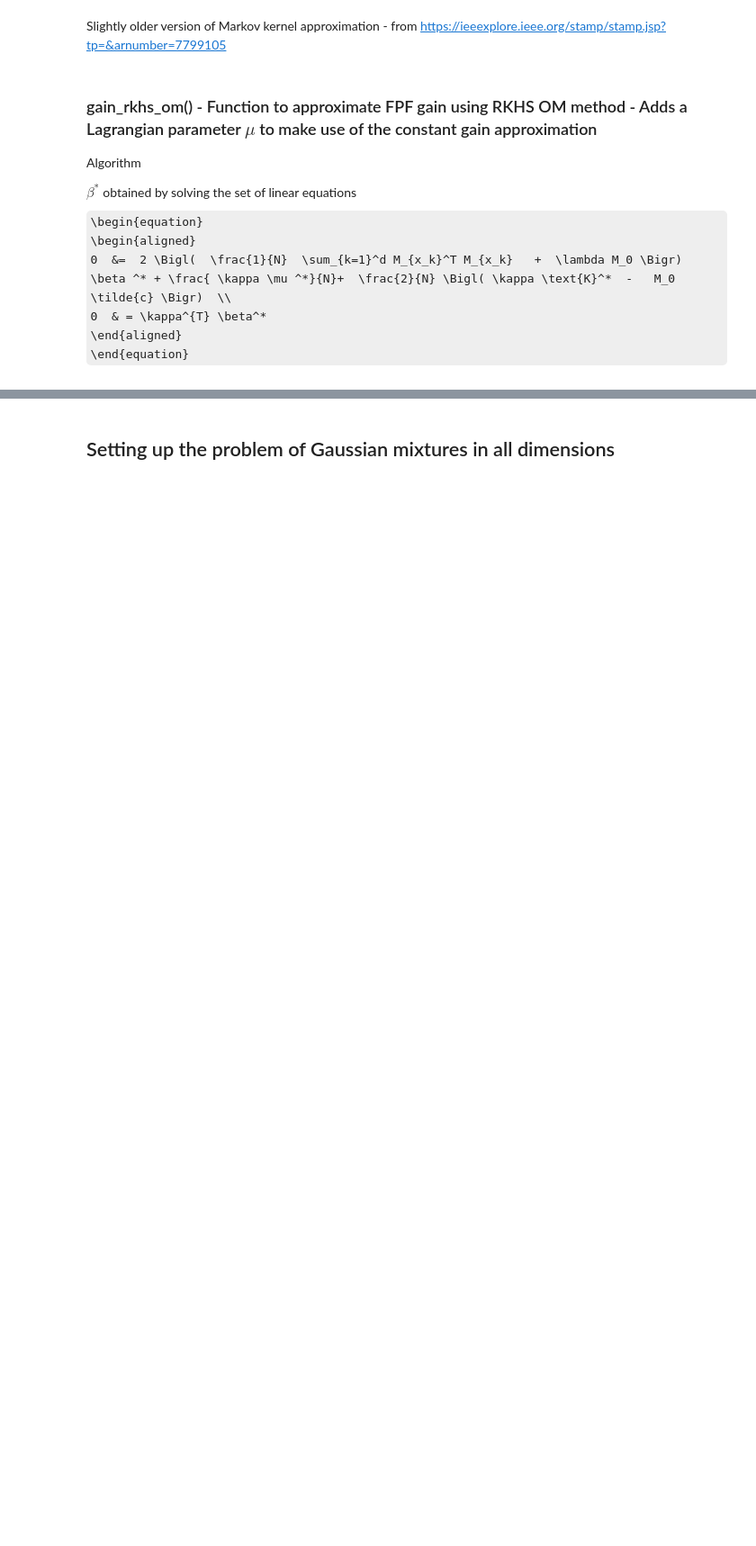
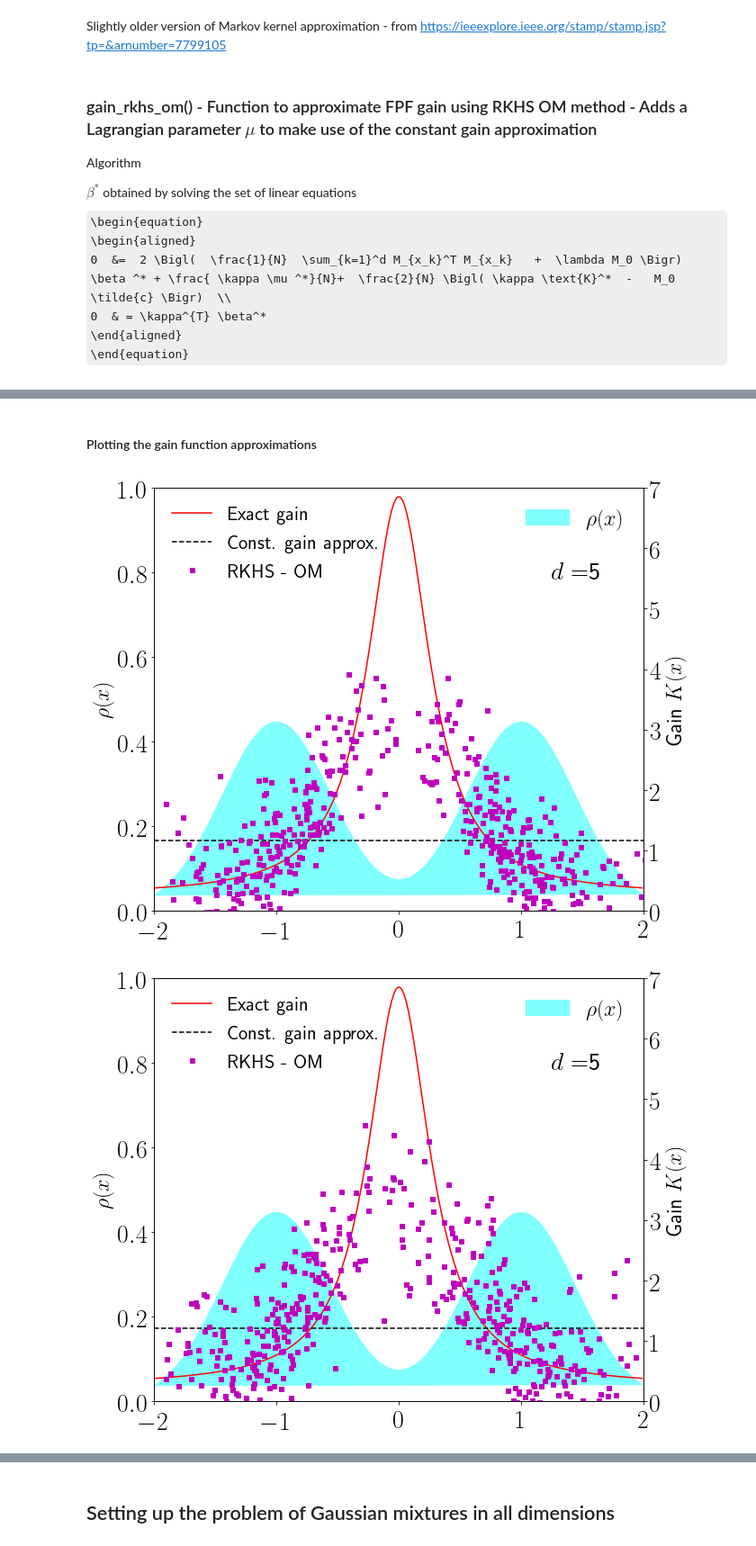
Before and after one commit to a4anandr/FPF-code, a Jupyter notebook: Python Code/FPF_main.ipynb, the cells around one changed output, grey strips where cells are left out. Shown at 90% size. Drawn from its saved outputs; the diff is of its cells as text; code cells hidden in the pictures; some formulas as TeX source; blank space fills up the shorter version.

```diff
--- a/Python Code/FPF_main.ipynb
+++ b/Python Code/FPF_main.ipynb
@@ -26,7 +27,8 @@ from IPython.display import clear_output
 # %% [markdown]
 ### get_samples() - Function to generate samples from a multi-dimensional 1d- Gaussian mixture $\times$  (d-1) independent Gaussian distribution
 # %%
-def get_samples(N, mu, sigma_b, w, dim,  sigma = None, gm = 1):
+def get_samples(N, mu, sigma_b, w, dim, gm = 1, sigma = None, seed = None):
+    np.random.seed(seed)
     Xi  = np.zeros((N,dim))
     for i in range(N):
         for d in range(gm):
@@ -1241,0 +678,2 @@ MSE for RKHS OM 0.6523168580032486
+# %%
+mse_rkhs_N,_,_ = select_hyperparameters('rkhs_N')
@@ -1241,0 +728,2 @@ MSE for RKHS OM 0.6523168580032486
+# %%
+mse_om,_,_ = select_hyperparameters('om')
@@ -1241,0 +780,2 @@ MSE for RKHS OM 0.6523168580032486
+# %%
+mse_coif,eps,_ = select_hyperparameters('coif')
@@ -1241,0 +972,50 @@ MSE for RKHS OM 0.6523168580032486
+# %% [markdown]
+#### Plotting the gain function approximations
+# %%
+exact = 1
+const = 1
+coif = 0
+rkhs_N = 0
+rkhs_2N = 0
+rkhs_dN = 0
+om = 1
+marker_size  = 5
+plt.rc('text', usetex=True)
+plt.rc('font', size = 28)
+for d in np.arange(dim):
+    fig_gain,ax1 = plt.subplots(figsize = (10,8))
+    #ax1.plot(np.arange(-2,2,0.01), p_vec(np.arange(-2,2,0.01)),'k.-', markersize =1, label = r'$\rho(x)$')
+    ax1.fill(np.arange(-2,2,0.01), p_b_x(np.arange(-2,2,0.01)), color = (0.5, 1, 1), label = r'$\rho(x)$')
+    ax1.set_ylabel(r'$\rho(x)$', size=24)
+    ax1.set_ylim((0,1))
+    ax1.legend(loc=1, prop = {'size':24}, framealpha = 0)
+    ax2 =ax1.twinx()
+    if exact == 1:
+        ax2.plot(domain, K_exact_plot[:,d], 'r-', markersize = marker_size, label ='Exact gain')
+        # ax2.plot(Xi, K_num_int, 'k^', markersize = marker_size, label ='Num int. gain')
+    if const == 1:
+        ax2.axhline(y= K_const[d], color = 'k', linestyle = '--', label ='Const. gain approx.')
+    if coif == 1:
+        ax2.plot(Xi[:,d], K_coif[:,d], 'go', markersize = marker_size, label ='Markov kernel approx.')
+    if rkhs_2N == 1:
+        ax2.plot(Xi[:,d], K_rkhs_2N[:,d], color =(0.64,0.16,0.16), linestyle = '', marker ='v', markersize = marker_size, label = 'RKHS - Optimal')
+    if rkhs_dN == 1:
+        ax2.plot(Xi[:,d], K_rkhs_dN[:,d], color =(0.64,0.16,0.16), linestyle = '', marker ='v', markersize = marker_size, label = 'RKHS - Optimal')
+    if rkhs_N == 1:
+        ax2.plot(Xi[:,d], K_rkhs_N[:,d], 'b^', markersize = marker_size, label = 'RKHS - Simplified')
+    if om == 1:
+        ax2.plot(Xi[:,d], K_om[:,d], 'ms', markersize = marker_size, label = 'RKHS - OM')
+    if coif_old == 1:
+        ax2.plot(Xi[:,d], K_coif_old[:,d], 'y.', markersize = marker_size, label ='Old Markov kernel')
+    ax2.set_xlabel('Particle Locations', size=24)
+    ax2.set_ylabel('Gain $K(x)$',size=24)
+    ax2.set_ylim((0,7))
+    ax2.legend(loc=2, prop={'size':22}, framealpha = 0)
+    plt.xticks(rotation = 45)
+    plt.tight_layout()
+    plt.xlim((-2,2))
+    plt.text(1.25,5.5,'$d= $'+str(dim),fontsize = 28)
+    plt.show()
+# %% [output]
+[figure, added]
+[figure, added]
```
Also changed, not shown: parts of 45 cells of this notebook, 2 other files.
